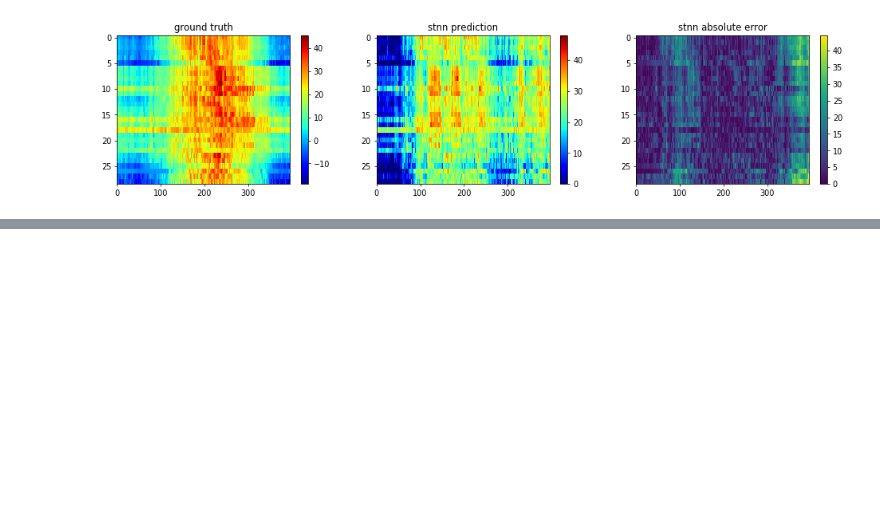
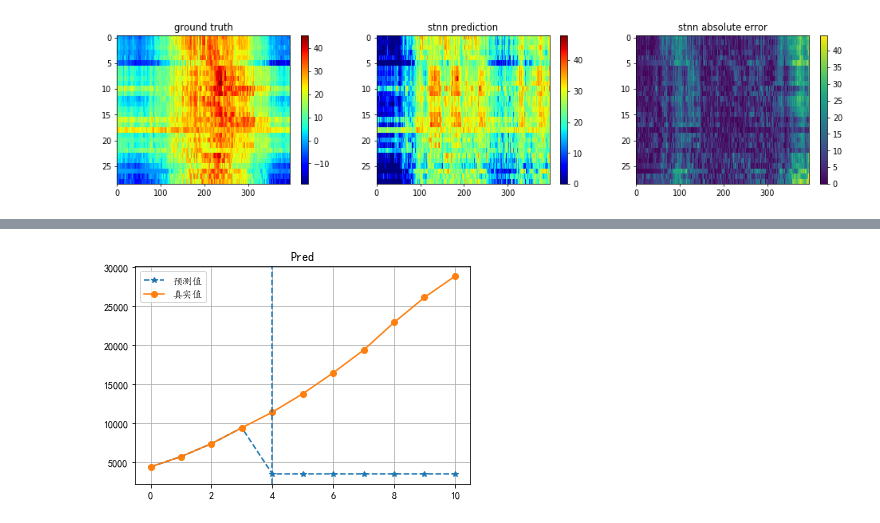
Before and after one commit to wtding1998/RNN_nCov, a Jupyter notebook: disease_analysis.ipynb, the cells around one changed output, grey strips where cells are left out. Drawn from its saved outputs; the diff is of its cells as text; code cells hidden in the pictures; blank space fills up the shorter version.

```diff
--- a/disease_analysis.ipynb
+++ b/disease_analysis.ipynb
@@ -348,0 +362,3 @@ for i, exp in enumerate(exps):
+# %%
+test = os.path.join(os.getcwd(), '..', 'output', 'jar')
+test_exp = result.Exp(path=test, exp_name='keras-rnn_10-39-05-04-16')
@@ -348,0 +385,4 @@ for i, exp in enumerate(exps):
+# %%
+result.plot_pred(test_exp.pred(), data, start_time=4)
+# %% [output]
+[figure, added]
```
Also changed, not shown: parts of 3 cells of this notebook, 1 other file.
